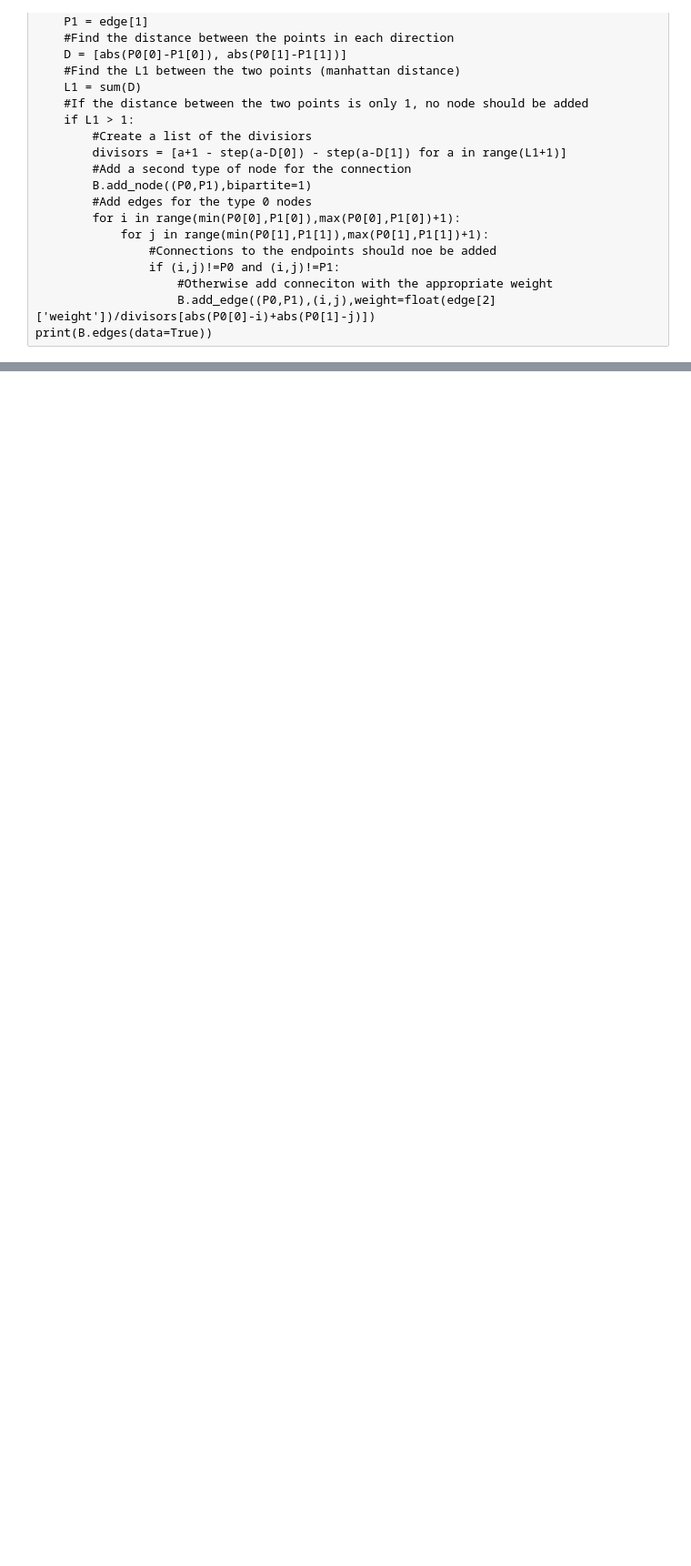
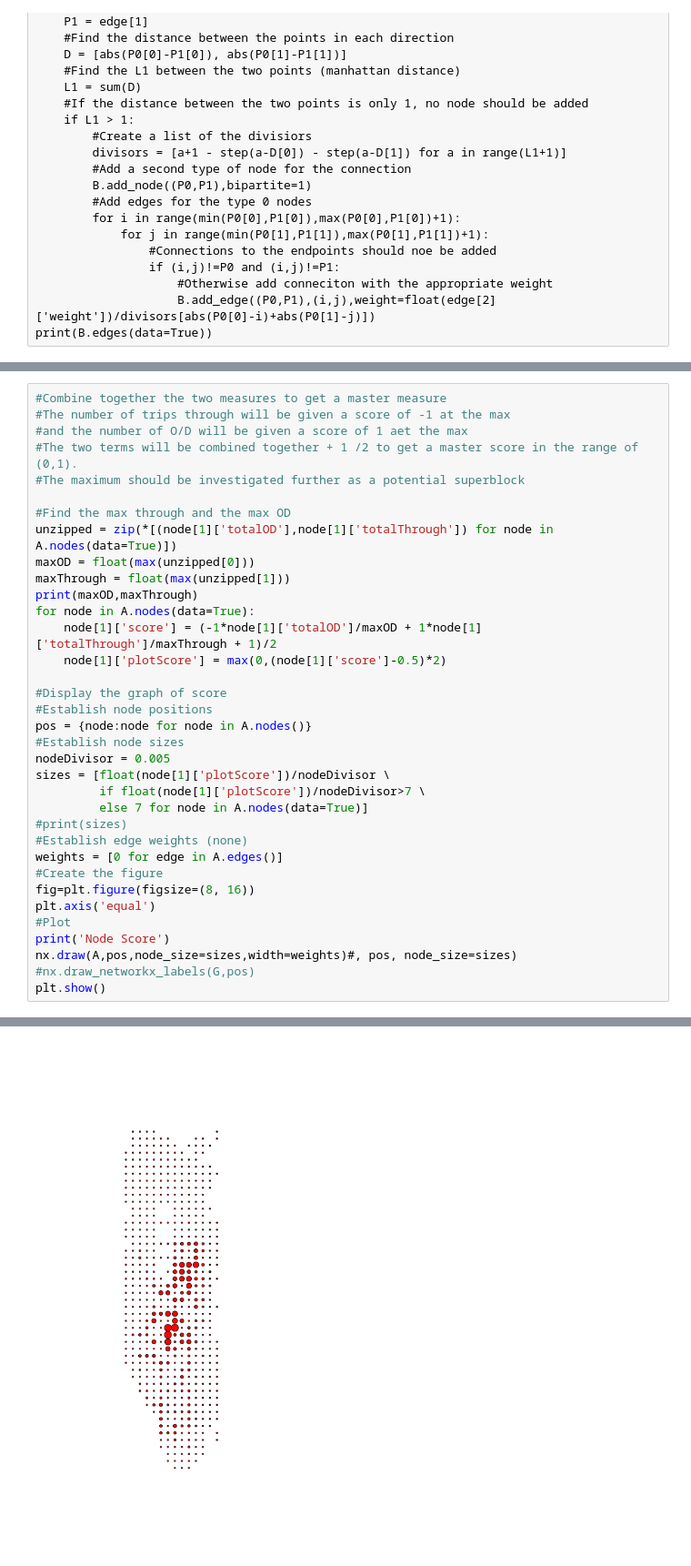
Before and after one commit to jgilles23/CEE245_FinalProject, a Jupyter notebook: AdjacencyToBipartite.ipynb, the cells around one changed output, grey strips where cells are left out. Shown at 91% size. Cells and saved outputs as stored; diff of their text form; blank space fills up the shorter version.

```diff
--- a/AdjacencyToBipartite.ipynb
+++ b/AdjacencyToBipartite.ipynb
@@ -193,0 +198,36 @@ plt.show()
+# %%
+#Combine together the two measures to get a master measure
+#The number of trips through will be given a score of -1 at the max
+#and the number of O/D will be given a score of 1 aet the max
+#The two terms will be combined together + 1 /2 to get a master score in the range of (0,1).
+#The maximum should be investigated further as a potential superblock
+
+#Find the max through and the max OD
+unzipped = zip(*[(node[1]['totalOD'],node[1]['totalThrough']) for node in A.nodes(data=True)])
+maxOD = float(max(unzipped[0]))
+maxThrough = float(max(unzipped[1]))
+print(maxOD,maxThrough)
+for node in A.nodes(data=True):
+    node[1]['score'] = (-1*node[1]['totalOD']/maxOD + 1*node[1]['totalThrough']/maxThrough + 1)/2
+    node[1]['plotScore'] = max(0,(node[1]['score']-0.5)*2)
+
+#Display the graph of score
+#Establish node positions
+pos = {node:node for node in A.nodes()}
+#Establish node sizes
+nodeDivisor = 0.005
+sizes = [float(node[1]['plotScore'])/nodeDivisor \
+         if float(node[1]['plotScore'])/nodeDivisor>7 \
+         else 7 for node in A.nodes(data=True)]
+#print(sizes)
+#Establish edge weights (none)
+weights = [0 for edge in A.edges()]
+#Create the figure
+fig=plt.figure(figsize=(8, 16))
+plt.axis('equal')
+#Plot
+print('Node Score')
+nx.draw(A,pos,node_size=sizes,width=weights)#, pos, node_size=sizes)
+#nx.draw_networkx_labels(G,pos)
+plt.show()
+# %% [output]
@@ -194,3 +236,4 @@ plt.show()
+[figure, added]
 # %% [raw]
 #Find how many edges pass through each node
 locations = [node[0] for node in B.nodes(data=True) if node[1]['bipartite']==0]
```
Also changed, not shown: parts of 3 cells of this notebook.
